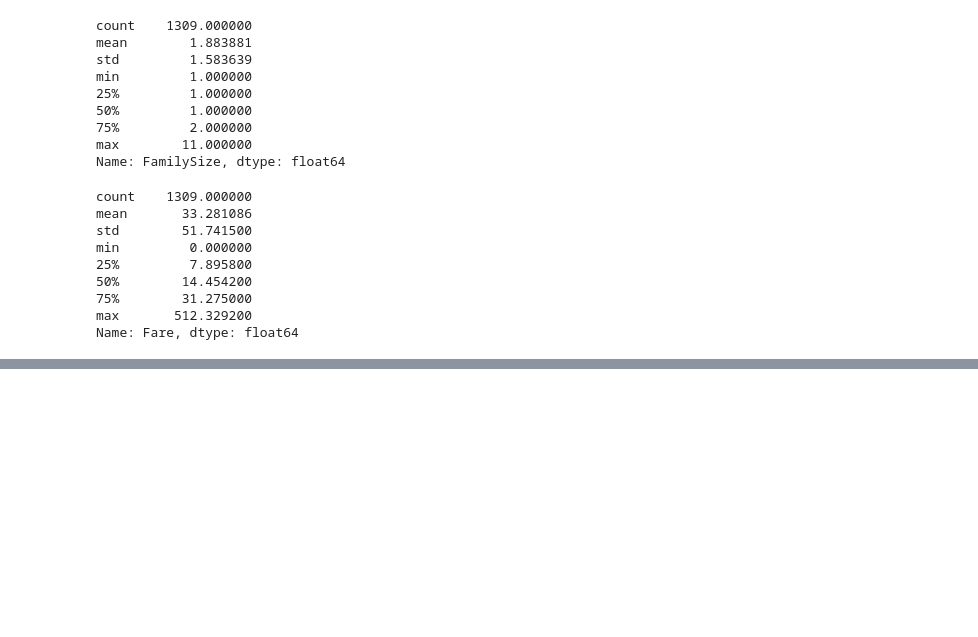
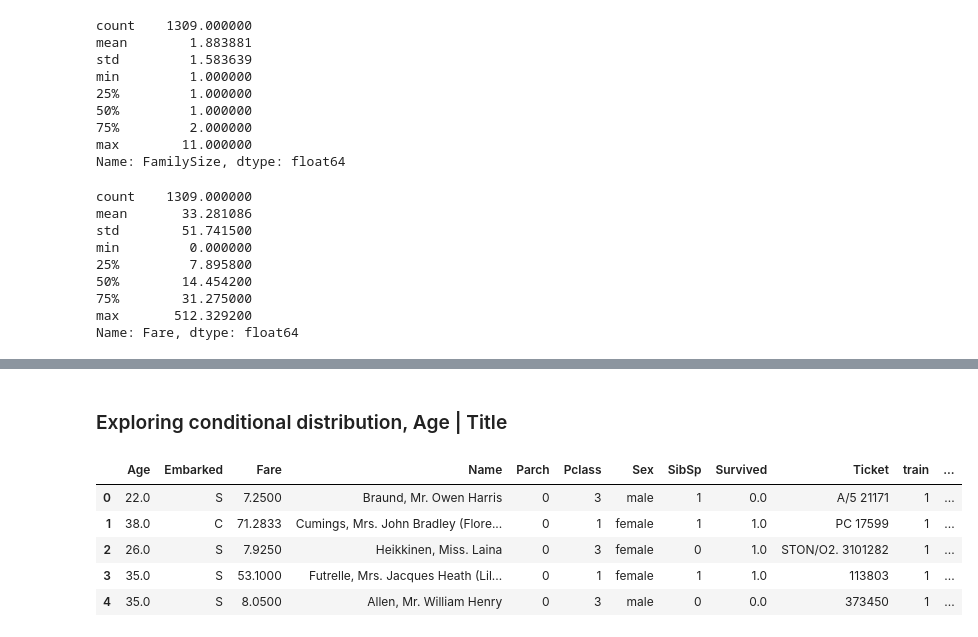
Before and after one commit to elanderos318/titanic-machine-learning, a Jupyter notebook: jupyter_notebook_code/titanic_machine_learning_notebook.ipynb, the cells around one changed output, grey strips where cells are left out. Cells and saved outputs as stored; diff of their text form; code cells hidden in the pictures; blank space fills up the shorter version.

```diff
--- a/jupyter_notebook_code/titanic_machine_learning_notebook.ipynb
+++ b/jupyter_notebook_code/titanic_machine_learning_notebook.ipynb
@@ -410,0 +464,2 @@ qcut(x, q, labels=None, retbins=False, precision=3, duplicates='raise')
+# %% [markdown]
+### Exploring conditional distribution, Age | Title
@@ -410,0 +471,9 @@ qcut(x, q, labels=None, retbins=False, precision=3, duplicates='raise')
+# %%
+filtered_data.head()
+# %% [output]
+|  | Age | Embarked | Fare | Name | Parch | Pclass | Sex | SibSp | Survived | Ticket | train | ... |
+| 0 | 22.0 | S | 7.2500 | Braund, Mr. Owen Harris | 0 | 3 | male | 1 | 0.0 | A/5 21171 | 1 | ... |
+| 1 | 38.0 | C | 71.2833 | Cumings, Mrs. John Bradley (Flore... | 0 | 1 | female | 1 | 1.0 | PC 17599 | 1 | ... |
+| 2 | 26.0 | S | 7.9250 | Heikkinen, Miss. Laina | 0 | 3 | female | 0 | 1.0 | STON/O2. 3101282 | 1 | ... |
+| 3 | 35.0 | S | 53.1000 | Futrelle, Mrs. Jacques Heath (Lil... | 0 | 1 | female | 1 | 1.0 | 113803 | 1 | ... |
+| 4 | 35.0 | S | 8.0500 | Allen, Mr. William Henry | 0 | 3 | male | 0 | 0.0 | 373450 | 1 | ... |
```
Also changed, not shown: parts of 22 cells of this notebook.
